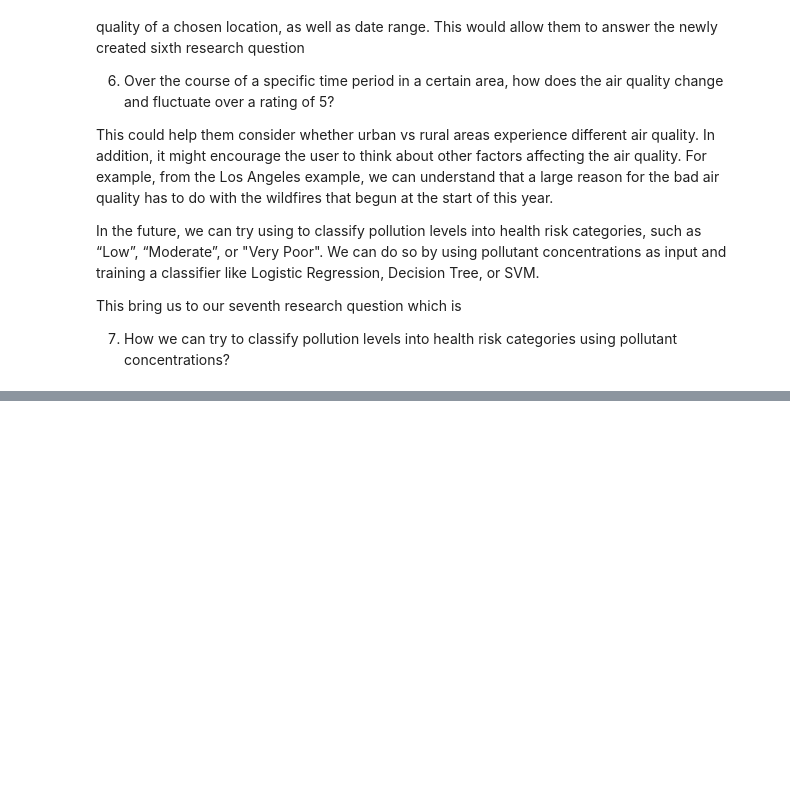
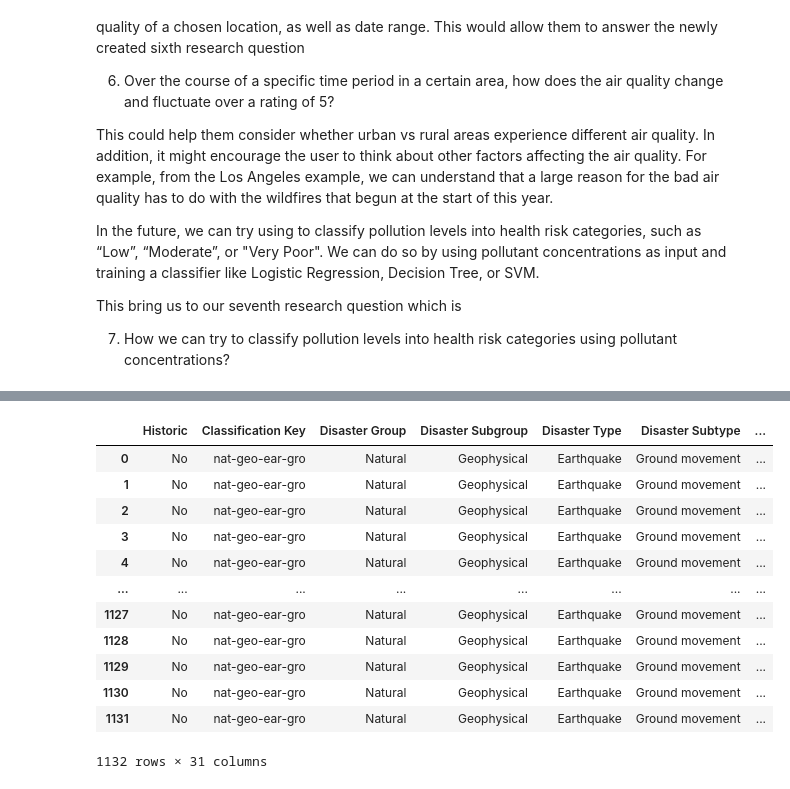
Before and after one commit to megaminding/machine_learning_research, a Jupyter notebook: posts/Environmental Machine Learning Project/index.ipynb, the cells around one changed output, grey strips where cells are left out. Drawn from its saved outputs; the diff is of its cells as text; code cells hidden in the pictures; blank space fills up the shorter version.

```diff
--- a/posts/Environmental Machine Learning Project/index.ipynb
+++ b/posts/Environmental Machine Learning Project/index.ipynb
@@ -674,0 +708,37 @@ This bring us to our seventh research question which is
+# %%
+import sqlite3
+conn = sqlite3.connect("pop.sqlite")
+# %%
+
+with sqlite3.connect("pop.sqlite") as conn:
+    df_pop.to_sql("pop", conn, if_exists="replace", index=False)
+    map_df.to_sql("emdat", conn, if_exists="replace", index=False)
+# %%
+with sqlite3.connect("pop.sqlite") as conn:
+    merged_df = pd.read_sql_query("""
+        SELECT
+            e.*,
+            p."Area (km²)",
+        FROM
+            emdat e
+        JOIN
+            pop p
+        ON
+            LOWER(e.Country) = LOWER(p."Country/Territory")
+    """, conn)
+
+merged_df
+# %% [output]
+|  | Historic | Classification Key | Disaster Group | Disaster Subgroup | Disaster Type | Disaster Subtype | ... |
+| 0 | No | nat-geo-ear-gro | Natural | Geophysical | Earthquake | Ground movement | ... |
+| 1 | No | nat-geo-ear-gro | Natural | Geophysical | Earthquake | Ground movement | ... |
+| 2 | No | nat-geo-ear-gro | Natural | Geophysical | Earthquake | Ground movement | ... |
+| 3 | No | nat-geo-ear-gro | Natural | Geophysical | Earthquake | Ground movement | ... |
+| 4 | No | nat-geo-ear-gro | Natural | Geophysical | Earthquake | Ground movement | ... |
+| ... | ... | ... | ... | ... | ... | ... | ... |
+| 1127 | No | nat-geo-ear-gro | Natural | Geophysical | Earthquake | Ground movement | ... |
+| 1128 | No | nat-geo-ear-gro | Natural | Geophysical | Earthquake | Ground movement | ... |
+| 1129 | No | nat-geo-ear-gro | Natural | Geophysical | Earthquake | Ground movement | ... |
+| 1130 | No | nat-geo-ear-gro | Natural | Geophysical | Earthquake | Ground movement | ... |
+| 1131 | No | nat-geo-ear-gro | Natural | Geophysical | Earthquake | Ground movement | ... |
+1132 rows × 31 columns
```
Also changed, not shown: parts of 9 cells of this notebook, 54 other files.
